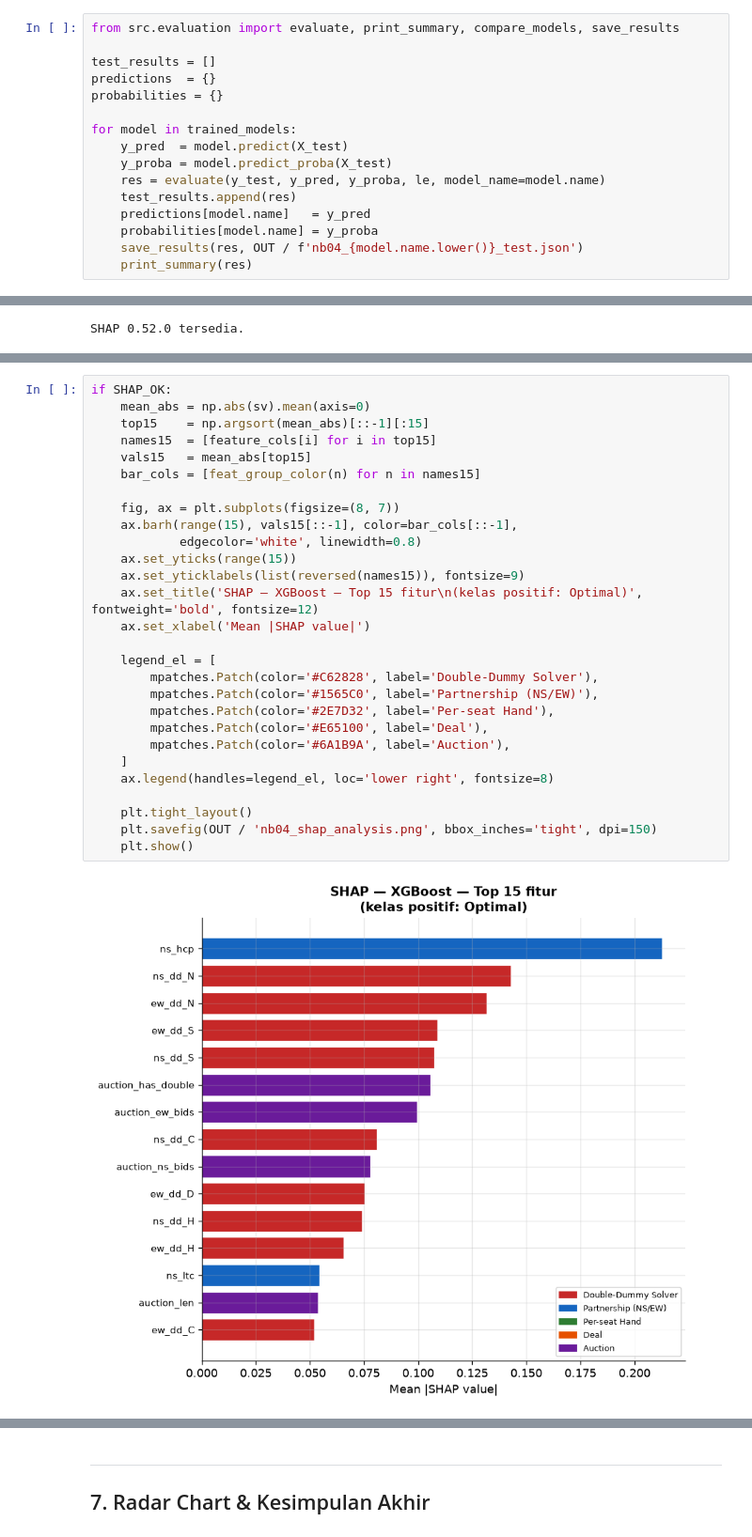
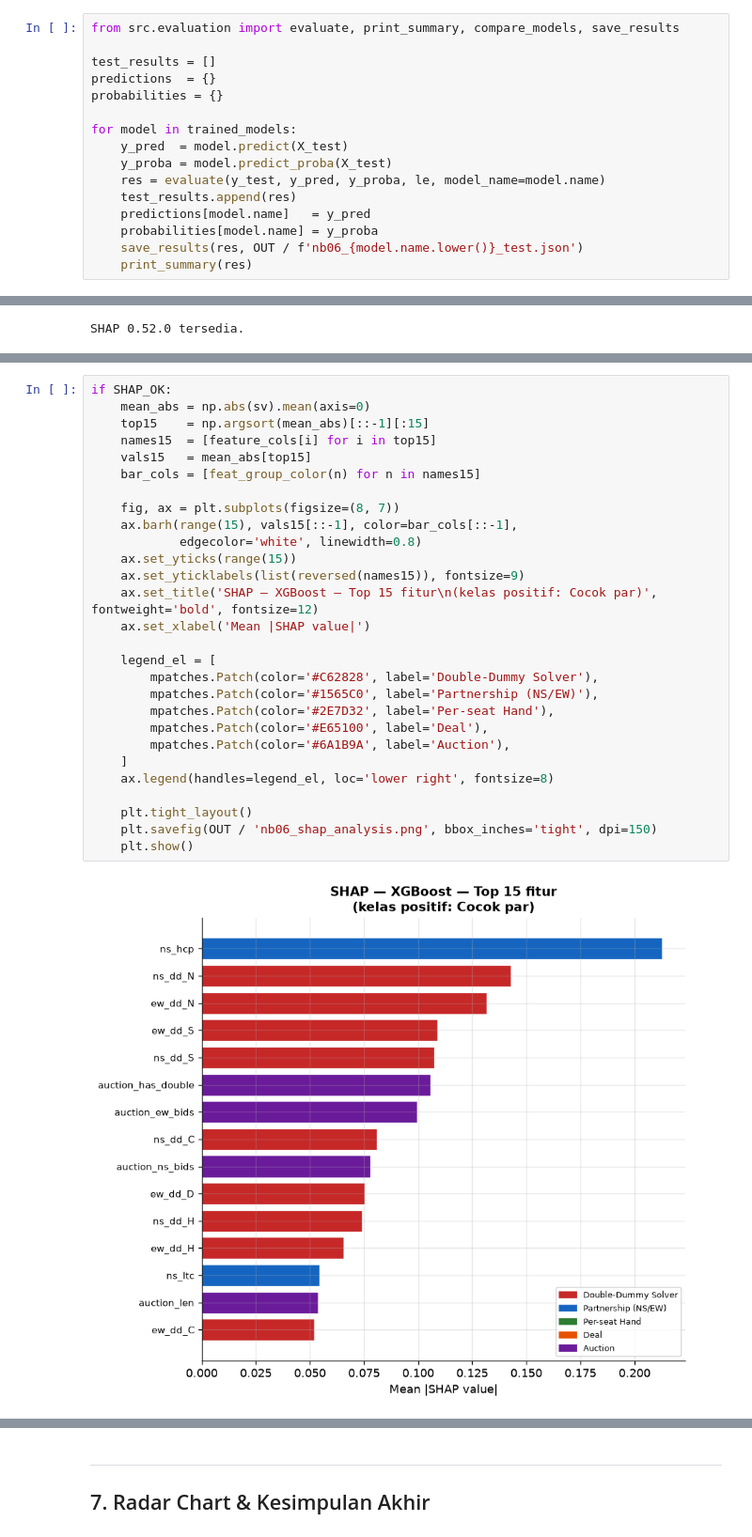
Before and after one commit to Cattelll/Bridge-Prediction, a Jupyter notebook: notebooks/06_evaluation.ipynb, the cells around one changed output, grey strips where cells are left out. Shown at 94% size. Drawn from its saved outputs; the diff is of its cells as text.

```diff
--- a/notebooks/06_evaluation.ipynb
+++ b/notebooks/06_evaluation.ipynb
@@ -96,7 +96,7 @@ for model in trained_models:
     test_results.append(res)
     predictions[model.name]   = y_pred
     probabilities[model.name] = y_proba
-    save_results(res, OUT / f'nb04_{model.name.lower()}_test.json')
+    save_results(res, OUT / f'nb06_{model.name.lower()}_test.json')
     print_summary(res)
 # %% [output]
 =======================================================
@@ -416,33 +416,33 @@ Selesai. Shape SHAP (kelas positif "Optimal"): (300, 174)
 # %%
 if SHAP_OK:
     mean_abs = np.abs(sv).mean(axis=0)
     top15    = np.argsort(mean_abs)[::-1][:15]
     names15  = [feature_cols[i] for i in top15]
     vals15   = mean_abs[top15]
     bar_cols = [feat_group_color(n) for n in names15]
 
     fig, ax = plt.subplots(figsize=(8, 7))
     ax.barh(range(15), vals15[::-1], color=bar_cols[::-1],
             edgecolor='white', linewidth=0.8)
     ax.set_yticks(range(15))
     ax.set_yticklabels(list(reversed(names15)), fontsize=9)
-    ax.set_title('SHAP — XGBoost — Top 15 fitur\n(kelas positif: Optimal)', fontweight='bold', fontsize=12)
+    ax.set_title('SHAP — XGBoost — Top 15 fitur\n(kelas positif: Cocok par)', fontweight='bold', fontsize=12)
     ax.set_xlabel('Mean |SHAP value|')
 
     legend_el = [
         mpatches.Patch(color='#C62828', label='Double-Dummy Solver'),
         mpatches.Patch(color='#1565C0', label='Partnership (NS/EW)'),
         mpatches.Patch(color='#2E7D32', label='Per-seat Hand'),
         mpatches.Patch(color='#E65100', label='Deal'),
         mpatches.Patch(color='#6A1B9A', label='Auction'),
     ]
     ax.legend(handles=legend_el, loc='lower right', fontsize=8)
 
     plt.tight_layout()
-    plt.savefig(OUT / 'nb04_shap_analysis.png', bbox_inches='tight', dpi=150)
+    plt.savefig(OUT / 'nb06_shap_analysis.png', bbox_inches='tight', dpi=150)
     plt.show()
 # %% [output]
-[figure, old version]
+[figure, new version]
 # %%
 if SHAP_OK:
     top12 = np.argsort(mean_abs)[::-1][:12]
```
Also changed, not shown: parts of 7 cells of this notebook, 2 other files.
